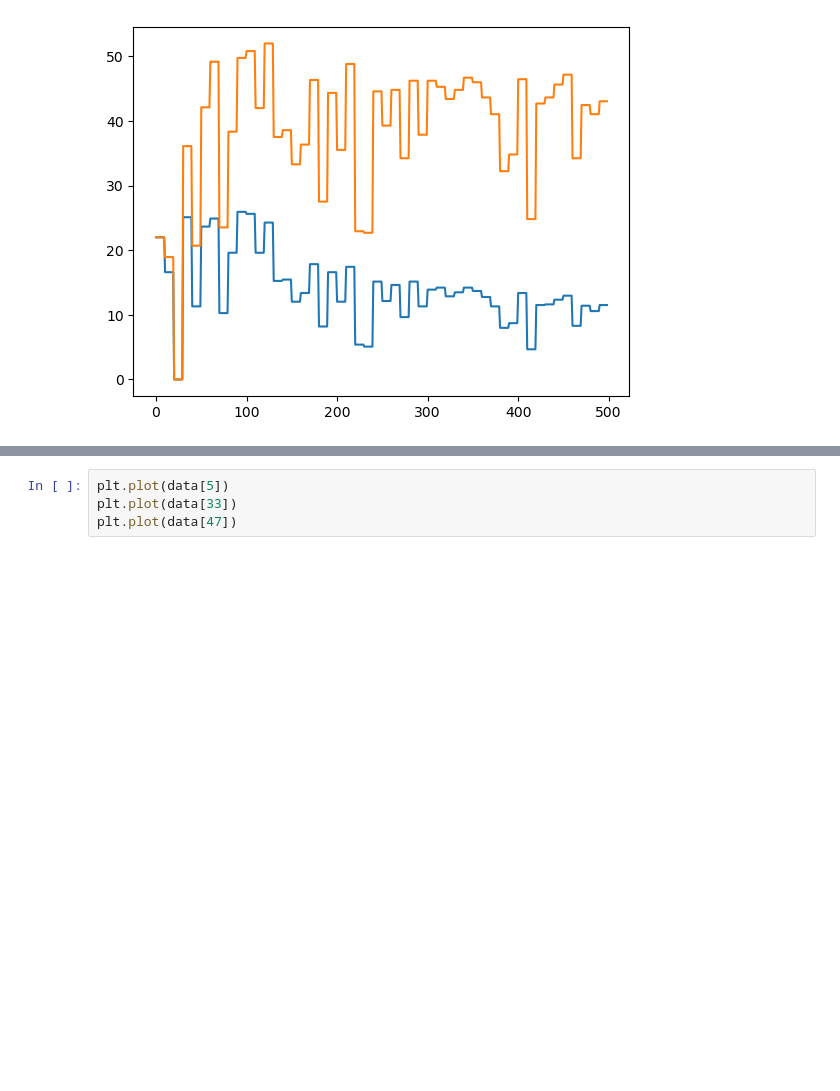
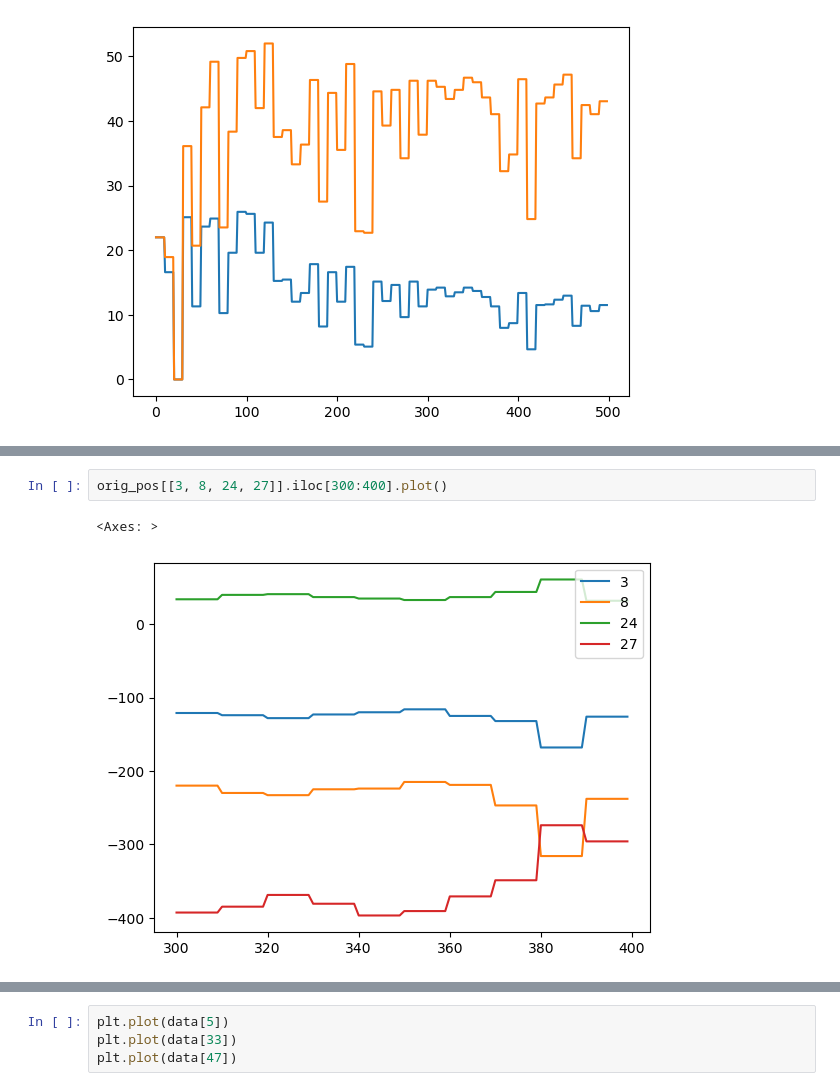
Before and after one commit to Troppydash/algothon2025, a Jupyter notebook: analysis/other.ipynb, the cells around one changed output, grey strips where cells are left out. Saved outputs shown, nothing was run; the diff lists cells and outputs as text; blank space fills up the shorter version.

```diff
--- a/analysis/other.ipynb
+++ b/analysis/other.ipynb
@@ -217 +268,6 @@ plt.plot(orig_pos[47])
+# %%
+orig_pos[[3, 8, 24, 27]].iloc[300:400].plot()
+# %% [output]
+<Axes: >
+[figure, added]
 # %%
```
Also changed, not shown: parts of 17 cells of this notebook, 5 other files.
